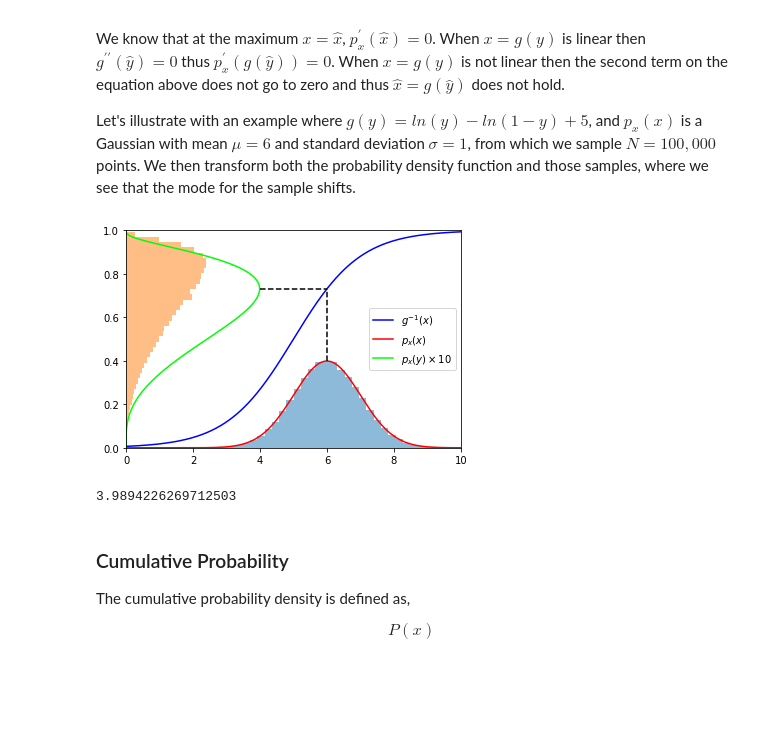
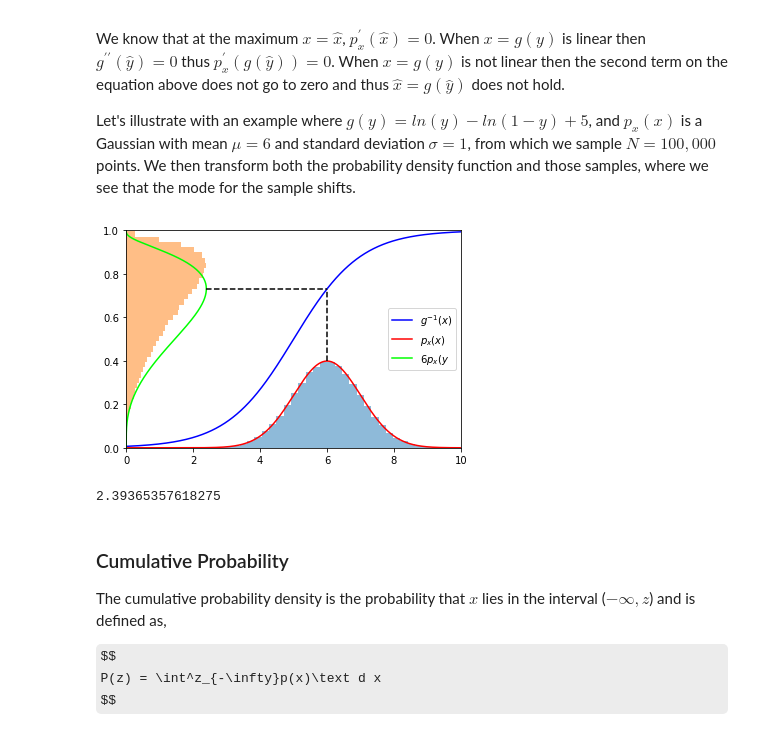
Before and after one commit to MBates92/PRML-Walkthrough, a Jupyter notebook: Chapter 1.ipynb, the cells around one changed output. Drawn from its saved outputs; the diff is of its cells as text; code cells hidden in the pictures; some formulas as TeX source; blank space fills up the shorter version.

```diff
--- a/Chapter 1.ipynb
+++ b/Chapter 1.ipynb
@@ -584,42 +584,42 @@ def g_1_x(x):
 mu=6
 sigma=1
 
 x_range = np.linspace(0.001,10,1000)
 y_range = np.linspace(0.001,1,1000)
 p_xOfx=gaussian(x_range,mu,sigma)
-p_xOfy=gaussian(g_y(y_range), mu, sigma)*10
+p_xOfy=gaussian(g_y(y_range), mu, sigma)*6
 gOfx = g_1_x(x_range)
 
 N=100000
 p_x_sample = np.random.normal(mu,sigma,N)
 p_y_sample = g_1_x(p_x_sample)
 
 plt.figure()
 N_bins = 40
 n,bins,patches = plt.hist(p_x_sample,bins=N_bins,density='True', alpha=0.5)
 bins_centred = [(bins[i]+bins[i+1])/2 for i in range(len(bins)-1)]
 plt.plot(x_range,gOfx,'b',label=r'$g^{-1}(x)$')
 plt.plot(x_range,p_xOfx,'r',label=r'$p_x(x)$')
-plt.plot(p_xOfy,y_range, 'lime', label=r'$p_x(y)\times 10$')
+plt.plot(p_xOfy,y_range, 'lime', label=r'$6p_x(y$')
 loc_xOfy_peak = y_range[np.argmax(p_xOfy)]
 loc_xOfx_peak = x_range[np.argmax(p_xOfx)]
 plt.axhline(loc_xOfy_peak, xmin = np.max(p_xOfy)/10, xmax = loc_xOfx_peak/10, linestyle = 'dashed', c='k')
 plt.axvline(loc_xOfx_peak, ymin = np.max(p_xOfx), ymax = loc_xOfy_peak, linestyle = 'dashed', c='k')
 n,bins,patches = plt.hist(p_y_sample,bins=N_bins,density='True', alpha=0.5,orientation='horizontal')
 plt.xlim(0,10)
 plt.ylim(0,1)
 plt.legend()
 plt.show()
 
 print(np.max(p_xOfy))
 # %% [output]
-[figure, old version]
+[figure, new version]
-3.9894226269712503
+2.39365357618275
 # %% [markdown]
 ### Cumulative Probability
 
-The cumulative probability density is defined as,
+The cumulative probability density is the probability that $x$ lies in the interval ($-\infty,z$) and is defined as,
 
 $$
-P(x)
+P(z) = \int^z_{-\infty}p(x)\text d x
 $$
```
Also changed, not shown: parts of 8 cells of this notebook.
